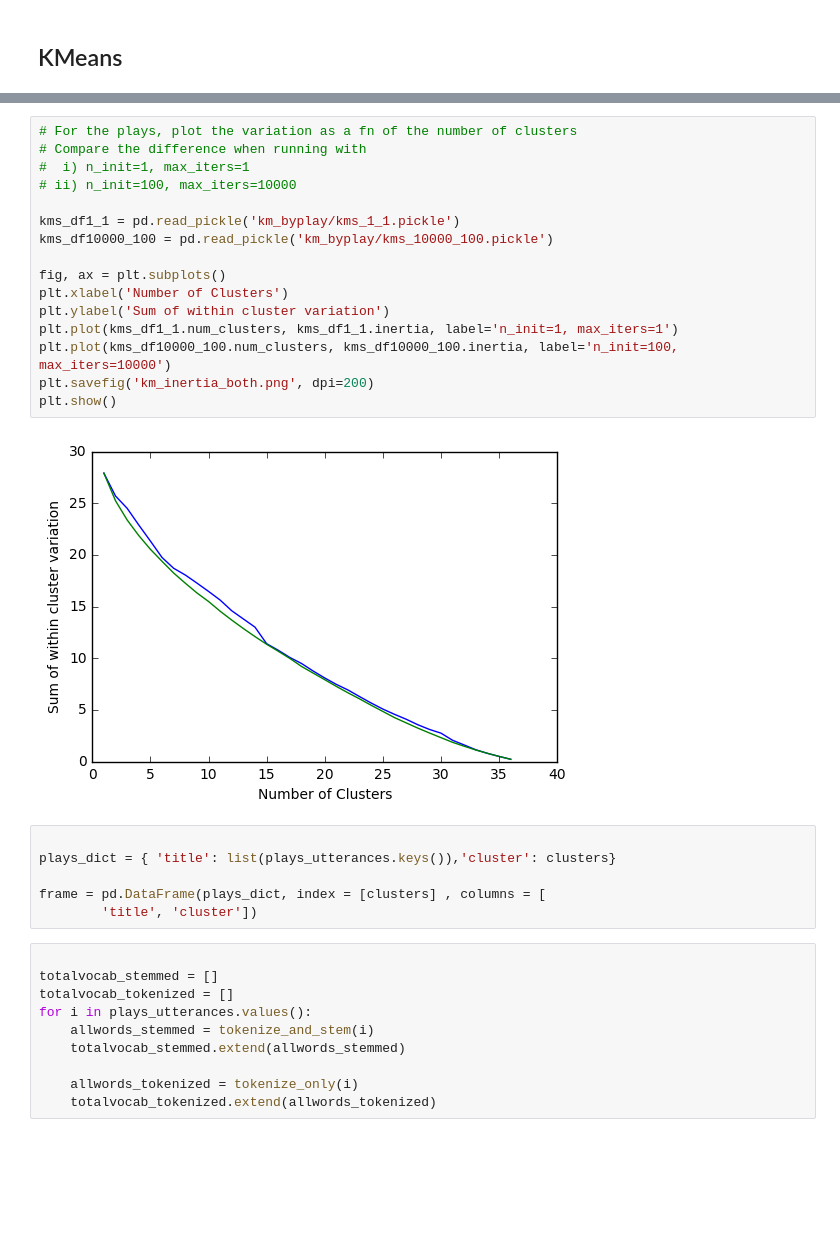
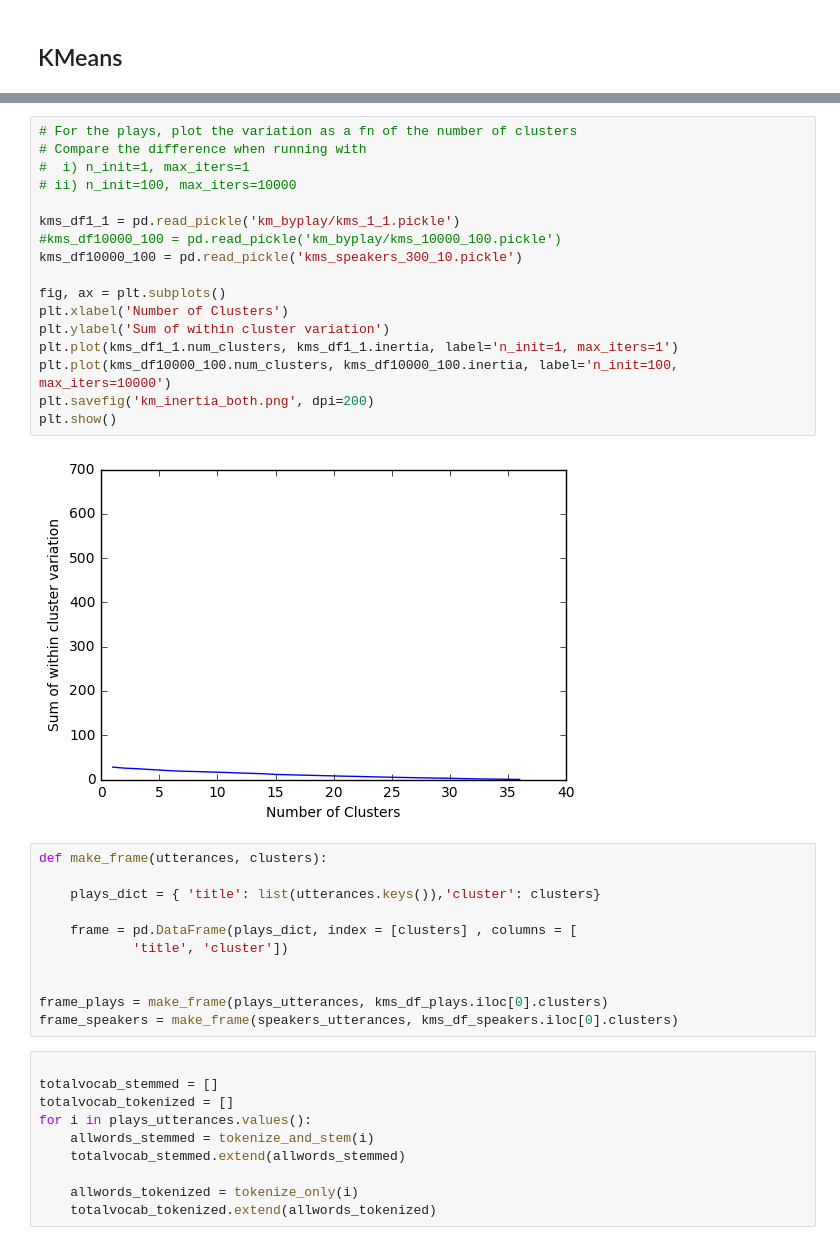
Before and after one commit to rabjohnston/E81HW5, a Jupyter notebook: HW5_rob.ipynb, the cells around one changed output, grey strips where cells are left out. Cells and saved outputs as stored; diff of their text form; blank space fills up the shorter version.

Commit message:
Added breakdown by speaker

```diff
--- a/HW5_rob.ipynb
+++ b/HW5_rob.ipynb
@@ -219,27 +236,33 @@ n_init:  100
 # %%
 # For the plays, plot the variation as a fn of the number of clusters
 # Compare the difference when running with
 #  i) n_init=1, max_iters=1
 # ii) n_init=100, max_iters=10000
 
 kms_df1_1 = pd.read_pickle('km_byplay/kms_1_1.pickle')
-kms_df10000_100 = pd.read_pickle('km_byplay/kms_10000_100.pickle')
+#kms_df10000_100 = pd.read_pickle('km_byplay/kms_10000_100.pickle')
+kms_df10000_100 = pd.read_pickle('kms_speakers_300_10.pickle')
 
 fig, ax = plt.subplots()
 plt.xlabel('Number of Clusters')
 plt.ylabel('Sum of within cluster variation')
 plt.plot(kms_df1_1.num_clusters, kms_df1_1.inertia, label='n_init=1, max_iters=1')
 plt.plot(kms_df10000_100.num_clusters, kms_df10000_100.inertia, label='n_init=100, max_iters=10000')
 plt.savefig('km_inertia_both.png', dpi=200)
 plt.show()
 # %% [output]
-[figure, old version]
+[figure, new version]
 # %%
+def make_frame(utterances, clusters):
 
-plays_dict = { 'title': list(plays_utterances.keys()),'cluster': clusters}
+    plays_dict = { 'title': list(utterances.keys()),'cluster': clusters}
 
-frame = pd.DataFrame(plays_dict, index = [clusters] , columns = [
-        'title', 'cluster'])
+    frame = pd.DataFrame(plays_dict, index = [clusters] , columns = [
+            'title', 'cluster'])
+
+
+frame_plays = make_frame(plays_utterances, kms_df_plays.iloc[0].clusters)
+frame_speakers = make_frame(speakers_utterances, kms_df_speakers.iloc[0].clusters)
 # %%
 
 totalvocab_stemmed = []
```
Also changed, not shown: parts of 5 cells of this notebook.
